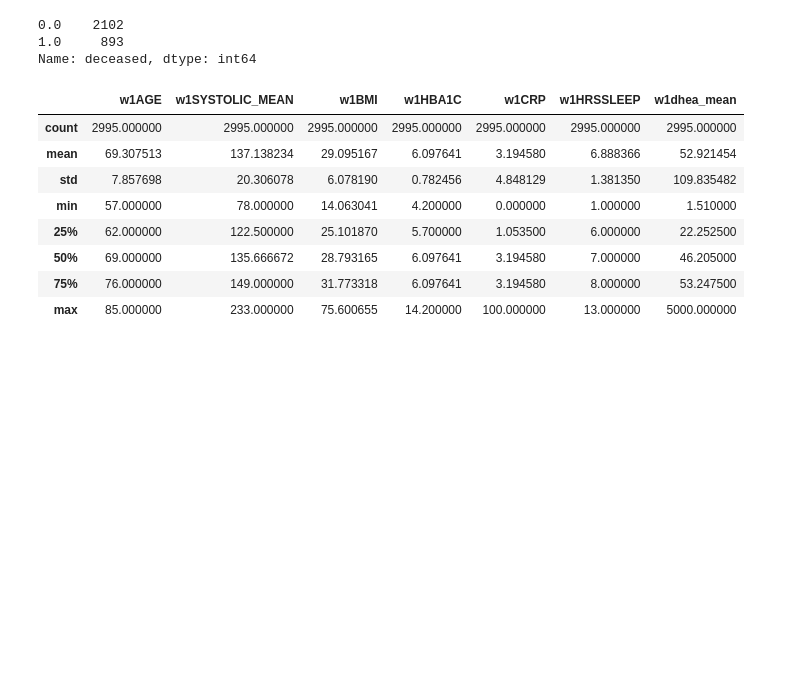
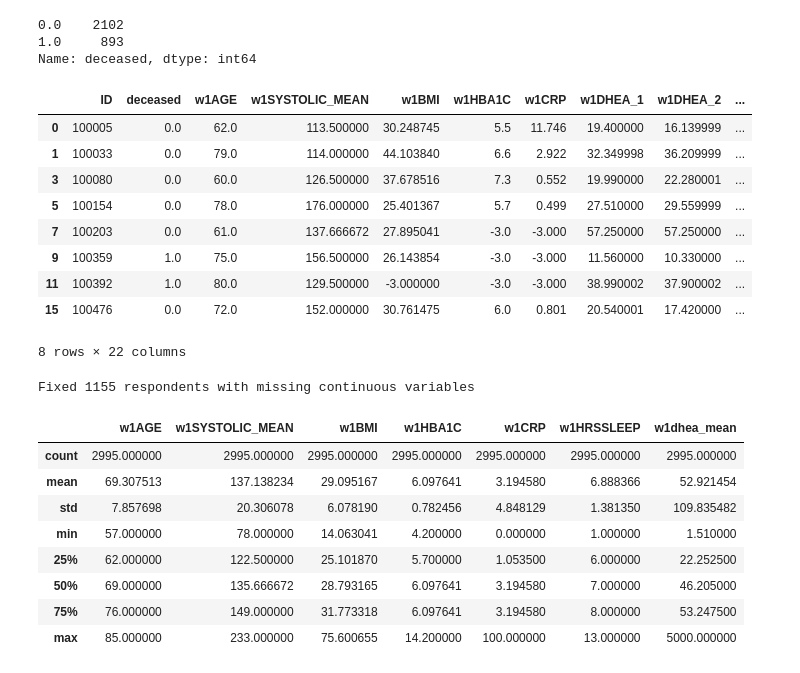
Before and after one commit to yiang-li/Predicting-Mortality-Machine-Learning, a Jupyter notebook: code.ipynb, the cells around one changed output. Saved outputs shown, nothing was run; the diff lists cells and outputs as text; code cells hidden in the pictures; blank space fills up the shorter version.

```diff
--- a/code.ipynb
+++ b/code.ipynb
@@ -13,0 +11,11 @@ data_raw = pd.read_csv('nshap_w1_w2_w3_core_disposition.csv',
+# %%
+data_raw_full = pd.read_csv('nshap_w1_w2_w3_core_disposition.csv',
+                       low_memory=False)
+data_raw = data_raw_full[['ID','w1WEIGHT_ADJ', 'w2DECEASED', 'w3DECEASED',
+                          'w1AGE', 'w1SYSTOLIC_MEAN',
+                          'w1BMI', 'w1HBA1C', 'w1CRP', 'w1DHEA_1', 'w1DHEA_2',
+                          'w1SMOKECIG', 'w1ALCOHOL', 'w1PHYSACT', 'w1HRSSLEEP',
+                          'w1EDUC', 'w1HSASSETS_RECODE', 'w1MARITLST', 'w1ETHGRP',
+                          'w1GENDER',
+                          'w1PHYSHLTH', 'w1MNTLHLTH', 'w1CONDITNS_3', 'w1WALKBLK']]
+data_raw.head(n=5)
@@ -47,6 +63,19 @@ data = data_complete[['ID','deceased', 'w1AGE', 'w1SYSTOLIC_MEAN',
                       'w1EDUC', 'w1HSASSETS_RECODE', 'w1MARITLST', 'w1ETHGRP',
                       'w1GENDER',
                       'w1PHYSHLTH', 'w1MNTLHLTH', 'w1CONDITNS_3', 'w1WALKBLK']]
+# %%
+data.head(n=8)
+# %% [output]
+|  | ID | deceased | w1AGE | w1SYSTOLIC_MEAN | w1BMI | w1HBA1C | w1CRP | w1DHEA_1 | w1DHEA_2 | ... |
+| 0 | 100005 | 0.0 | 62.0 | 113.500000 | 30.248745 | 5.5 | 11.746 | 19.400000 | 16.139999 | ... |
+| 1 | 100033 | 0.0 | 79.0 | 114.000000 | 44.103840 | 6.6 | 2.922 | 32.349998 | 36.209999 | ... |
+| 3 | 100080 | 0.0 | 60.0 | 126.500000 | 37.678516 | 7.3 | 0.552 | 19.990000 | 22.280001 | ... |
+| 5 | 100154 | 0.0 | 78.0 | 176.000000 | 25.401367 | 5.7 | 0.499 | 27.510000 | 29.559999 | ... |
+| 7 | 100203 | 0.0 | 61.0 | 137.666672 | 27.895041 | -3.0 | -3.000 | 57.250000 | 57.250000 | ... |
+| 9 | 100359 | 1.0 | 75.0 | 156.500000 | 26.143854 | -3.0 | -3.000 | 11.560000 | 10.330000 | ... |
+| 11 | 100392 | 1.0 | 80.0 | 129.500000 | -3.000000 | -3.0 | -3.000 | 38.990002 | 37.900002 | ... |
+| 15 | 100476 | 0.0 | 72.0 | 152.000000 | 30.761475 | 6.0 | 0.801 | 20.540001 | 17.420000 | ... |
+8 rows × 22 columns
 # %%
 # Preprocessing binary variables
 cat_col = ['ID', 'deceased', 'w1SMOKECIG', 'w1ALCOHOL', 'w1MARITLST',
@@ -65,7 +94,11 @@ ord_col = ['w1PHYSACT', 'w1EDUC', 'w1HSASSETS_RECODE',
            'w1PHYSHLTH', 'w1MNTLHLTH', 'w1WALKBLK']
 data_ord = data[data[ord_col].notnull()].copy()[ord_col]
 data_ord[data_ord < 0] = np.nan
+data_ord_na = data_ord.dropna()
+print("Fixed {} respondents with missing continuous variables".format(len(data_ord) - len(data_ord_na)))
 data_ord.fillna(data_ord.mean(), inplace=True)
+# %% [output]
+Fixed 1155 respondents with missing continuous variables
 # %%
 # Preprocessing continuous variables
 con_col = ['w1AGE', 'w1SYSTOLIC_MEAN', 'w1BMI', 'w1HBA1C',
```
Also changed, not shown: parts of 2 cells of this notebook.
